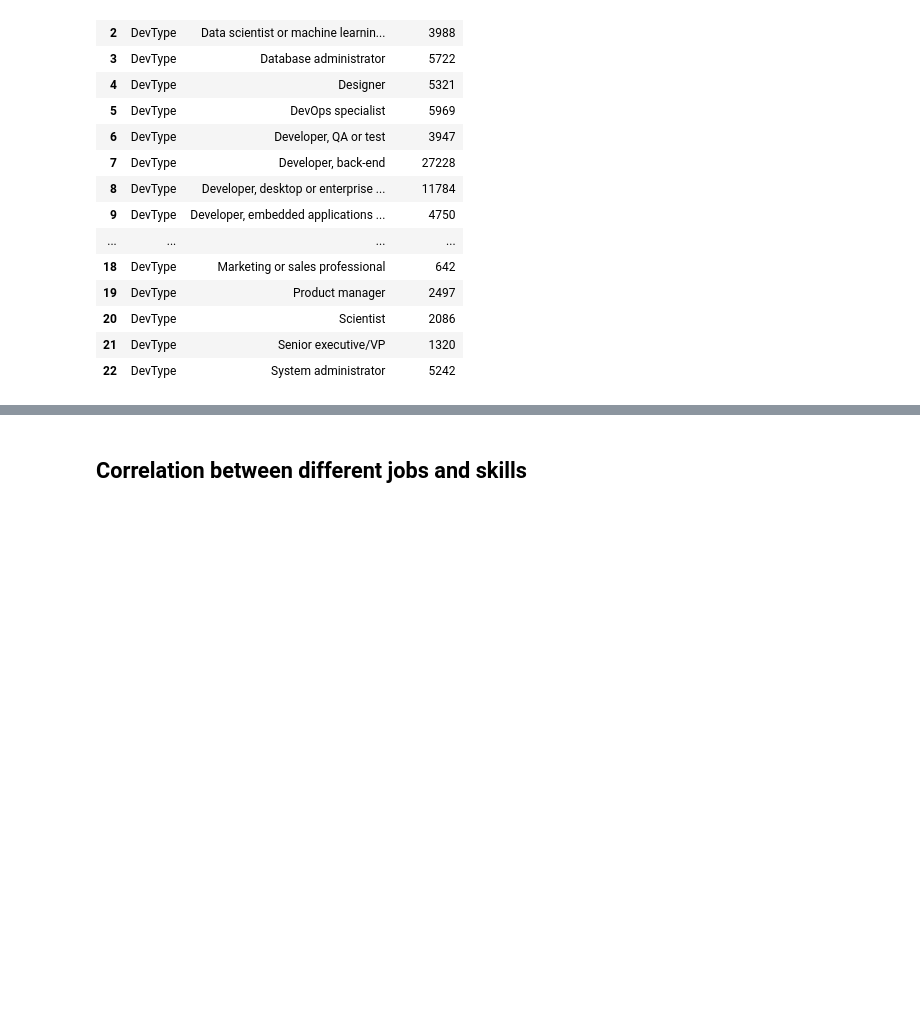
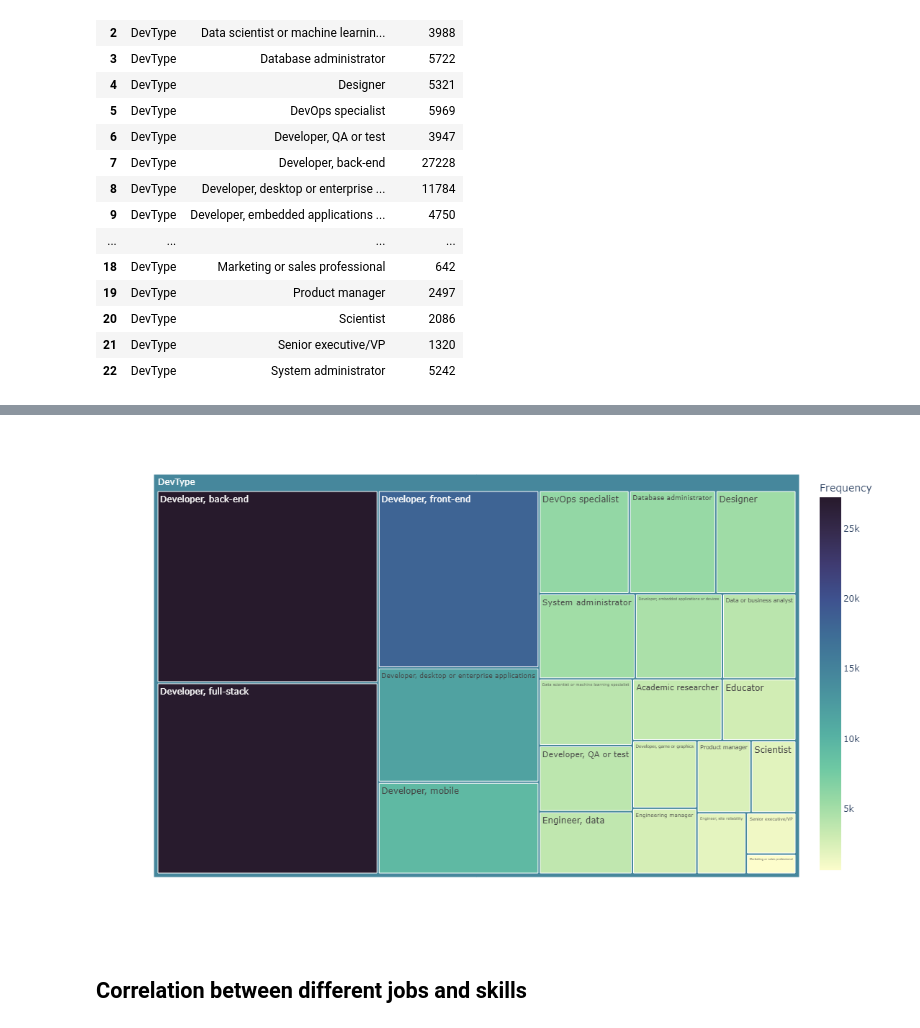
Before and after one commit to ramihani96/StackOverflow_Survey_Analysis, a Jupyter notebook: notebooks/02_Analytics.ipynb, the cells around one changed output, grey strips where cells are left out. Drawn from its saved outputs; the diff is of its cells as text; code cells hidden in the pictures; blank space fills up the shorter version.

Commit message:
Adding notebook figures to repo

```diff
--- a/notebooks/02_Analytics.ipynb
+++ b/notebooks/02_Analytics.ipynb
@@ -212,5 +213,5 @@ data = px.treemap(jobs_freq,
 
 fig = go.Figure(data=data)
 fig.update_layout(width=1100, height=700)
-iplot(fig)
+fig.show("png")
 # %% [output]
@@ -218,3 +218,4 @@ iplot(fig)
+[figure, added]
 # %% [markdown]
 ## Correlation between different jobs and skills
 # %%
```
Also changed, not shown: parts of 7 cells of this notebook.
